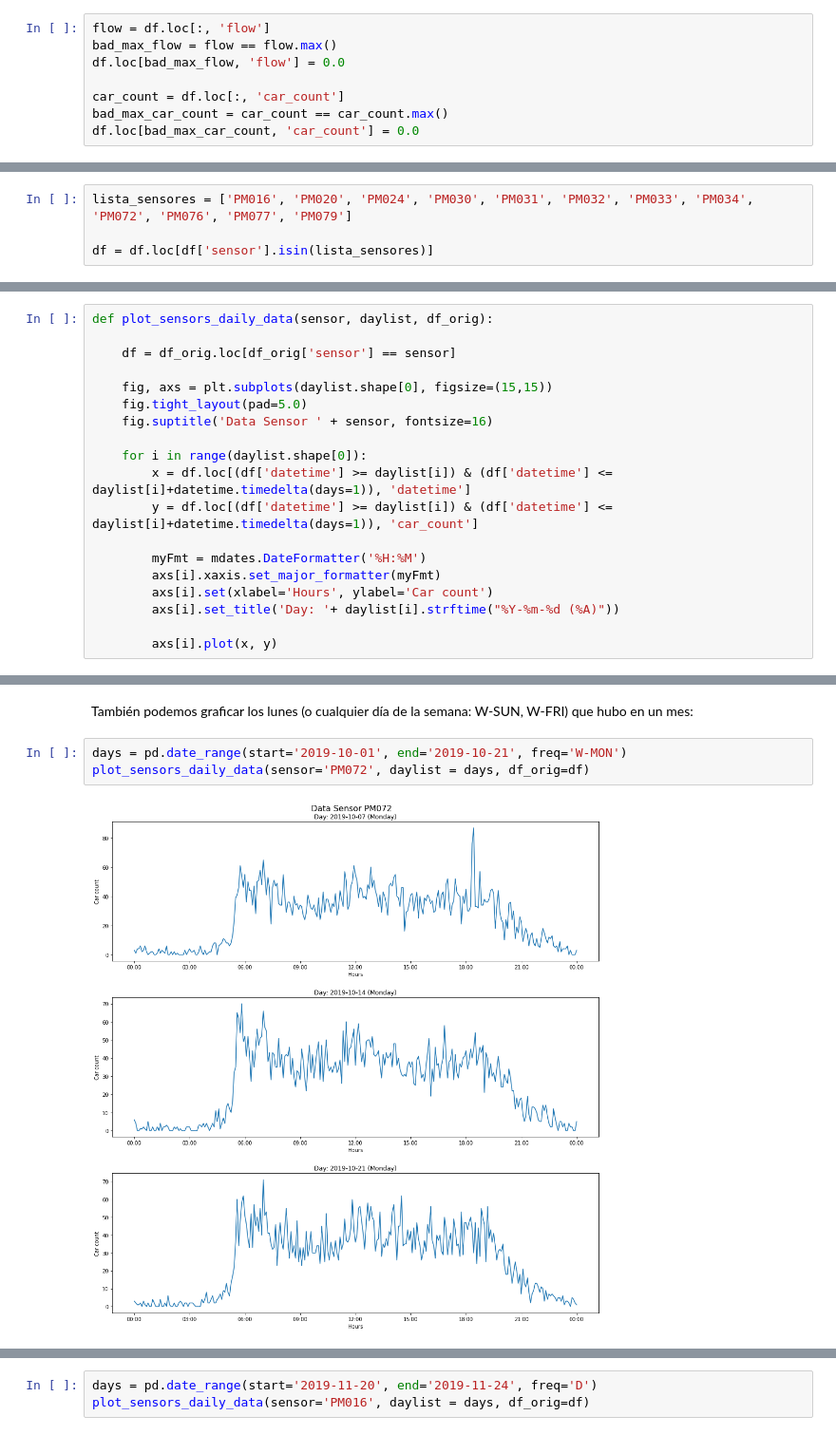
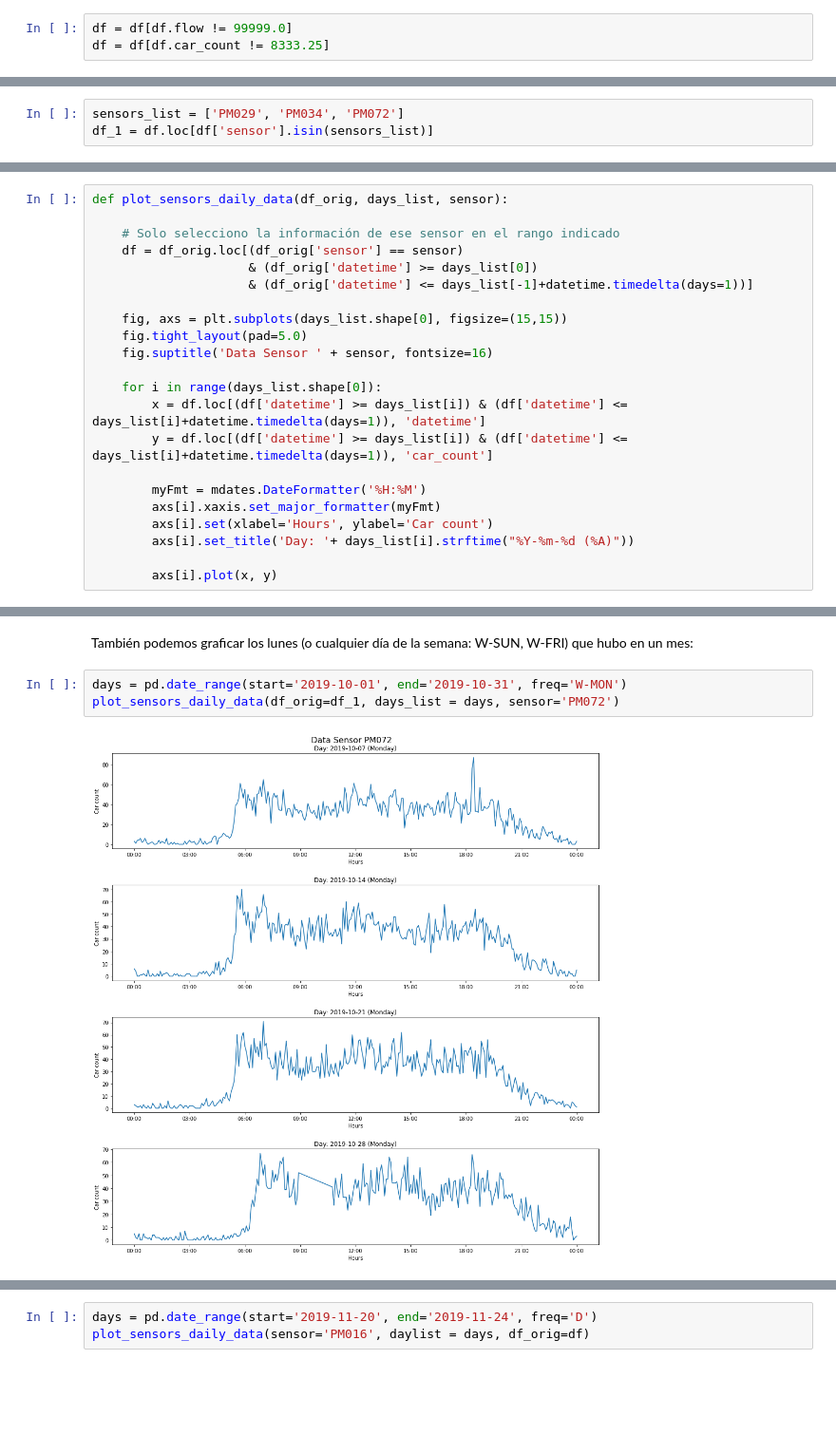
Before and after one commit to albertopmp/TFG, a Jupyter notebook: src/TrafficFlow.ipynb, the cells around one changed output, grey strips where cells are left out. Shown at 95% size. Cells and saved outputs as stored; diff of their text form; blank space fills up the shorter version.

```diff
--- a/src/TrafficFlow.ipynb
+++ b/src/TrafficFlow.ipynb
@@ -144,9 +144,4 @@ ser tratados:
-# %%
-flow = df.loc[:, 'flow']
-bad_max_flow = flow == flow.max()
-df.loc[bad_max_flow, 'flow'] = 0.0
-
-car_count = df.loc[:, 'car_count']
-bad_max_car_count = car_count == car_count.max()
-df.loc[bad_max_car_count, 'car_count'] = 0.0
+# %%
+df = df[df.flow != 99999.0]
+df = df[df.car_count != 8333.25]
 # %% [markdown]
@@ -200,5 +230,4 @@ de interés para el experimento:
 # %%
-lista_sensores = ['PM016', 'PM020', 'PM024', 'PM030', 'PM031', 'PM032', 'PM033', 'PM034', 'PM072', 'PM076', 'PM077', 'PM079']
-
-df = df.loc[df['sensor'].isin(lista_sensores)]
+sensors_list = ['PM029', 'PM034', 'PM072']
+df_1 = df.loc[df['sensor'].isin(sensors_list)]
 # %% [markdown]
@@ -267,20 +267,23 @@ la información recopilada por ese sensor durante esos días.
 # %%
-def plot_sensors_daily_data(sensor, daylist, df_orig):
+def plot_sensors_daily_data(df_orig, days_list, sensor):
 
-    df = df_orig.loc[df_orig['sensor'] == sensor]
+    # Solo selecciono la información de ese sensor en el rango indicado
+    df = df_orig.loc[(df_orig['sensor'] == sensor)
+                     & (df_orig['datetime'] >= days_list[0])
+                     & (df_orig['datetime'] <= days_list[-1]+datetime.timedelta(days=1))]
 
-    fig, axs = plt.subplots(daylist.shape[0], figsize=(15,15))
+    fig, axs = plt.subplots(days_list.shape[0], figsize=(15,15))
     fig.tight_layout(pad=5.0)
     fig.suptitle('Data Sensor ' + sensor, fontsize=16)
 
-    for i in range(daylist.shape[0]):
-        x = df.loc[(df['datetime'] >= daylist[i]) & (df['datetime'] <= daylist[i]+datetime.timedelta(days=1)), 'datetime']
-        y = df.loc[(df['datetime'] >= daylist[i]) & (df['datetime'] <= daylist[i]+datetime.timedelta(days=1)), 'car_count']
+    for i in range(days_list.shape[0]):
+        x = df.loc[(df['datetime'] >= days_list[i]) & (df['datetime'] <= days_list[i]+datetime.timedelta(days=1)), 'datetime']
+        y = df.loc[(df['datetime'] >= days_list[i]) & (df['datetime'] <= days_list[i]+datetime.timedelta(days=1)), 'car_count']
 
         myFmt = mdates.DateFormatter('%H:%M')
         axs[i].xaxis.set_major_formatter(myFmt)
         axs[i].set(xlabel='Hours', ylabel='Car count')
-        axs[i].set_title('Day: '+ daylist[i].strftime("%Y-%m-%d (%A)"))
+        axs[i].set_title('Day: '+ days_list[i].strftime("%Y-%m-%d (%A)"))
 
         axs[i].plot(x, y)
 # %% [markdown]
@@ -294,7 +297,7 @@ plot_sensors_daily_data(sensor='PM072', daylist = days, df_orig=df)
 # %% [markdown]
 También podemos graficar los lunes (o cualquier día de la semana: W-SUN, W-FRI) que hubo en un mes:
 # %%
-days = pd.date_range(start='2019-10-01', end='2019-10-21', freq='W-MON')
-plot_sensors_daily_data(sensor='PM072', daylist = days, df_orig=df)
+days = pd.date_range(start='2019-10-01', end='2019-10-31', freq='W-MON')
+plot_sensors_daily_data(df_orig=df_1, days_list = days, sensor='PM072')
 # %% [output]
-[figure, old version]
+[figure, new version]
```
Also changed, not shown: parts of 51 cells of this notebook.
